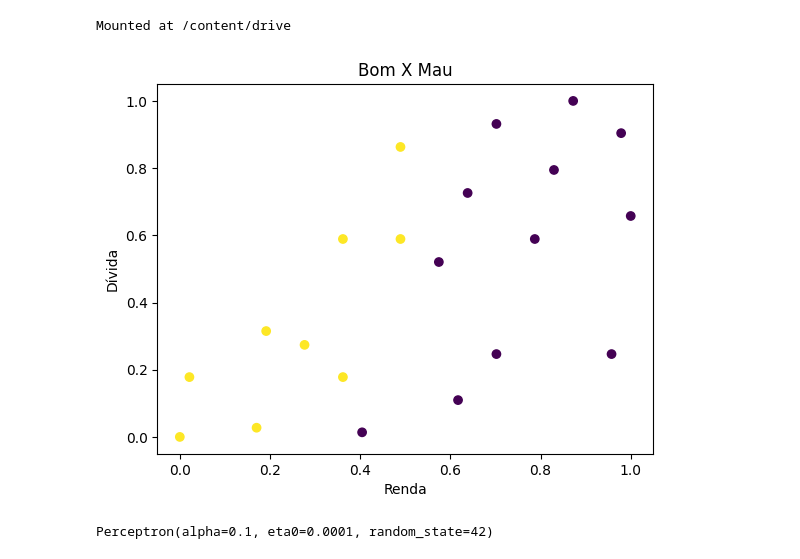
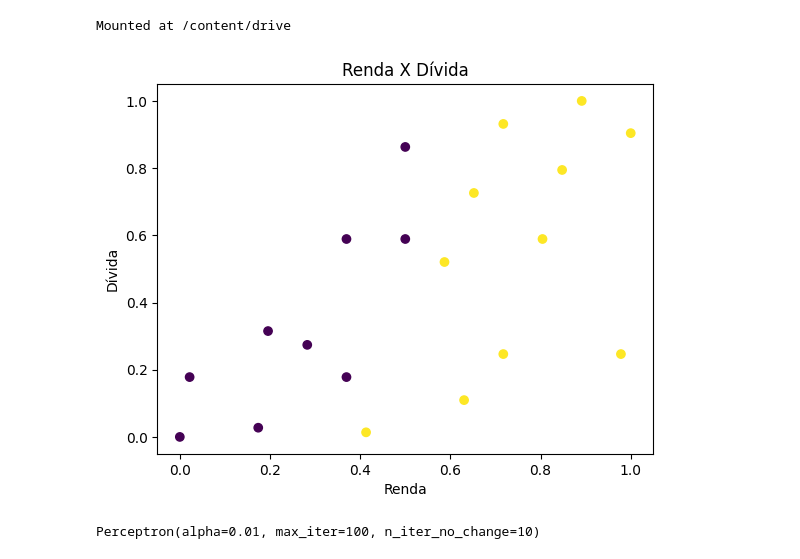
Before and after one commit to roner-rodrigues/AI-ML, a Jupyter notebook: Perceptron_Sklearn_Bancario_dataset.ipynb, the cells around one changed output. Saved outputs shown, nothing was run; the diff lists cells and outputs as text; code cells hidden in the pictures.

```diff
--- a/Perceptron_Sklearn_Bancario_dataset.ipynb
+++ b/Perceptron_Sklearn_Bancario_dataset.ipynb
@@ -21,13 +21,13 @@ Mounted at /content/drive
 df = pd.read_csv("/content/drive/MyDrive/RNA_Datasets/bancario.csv")
 
 # separando a coluna da classe das 100 primeiras amostras do dataset
-y = df.iloc[0:100, 3].values
+y = df.iloc[1:, 3].values
 
 # substituindo o valor string em numérico, baseado no que determina a função de ativação
-y = np.where(y == 'bom', -1, 1)
+y = np.where(y == 'mau', -1, 1)
 
 # separando as colunas com as variáveis das 100 primeiras amostras do dataset para determinar os inputs da RNA
-X = df.iloc[0:100, [1,2]].values
+X = df.iloc[1:, [1,2]].values
 
 # print(y.shape)
 # print(X.shape)
@@ -39,10 +44,10 @@ X = scaler.fit_transform(X)
 # %%
 # plotando o gráfico para verificação se as amostras são linearmente separáveis
 plt.scatter(X[:,0],X[:,1],c=y)
-plt.title("Bom X Mau" )
+plt.title("Renda X Dívida")
 plt.xlabel('Renda')
 plt.ylabel('Dívida')
 plt.show()
 # %% [output]
-[figure, old version]
+[figure, new version]
 # %%
@@ -52,10 +57,12 @@ X_train, X_test, y_train, y_test = train_test_split(X, y, test_size=0.20, random
 # print(X_train.shape)
 # print(X_test.shape)
 # %%
-p = Perceptron(random_state=42, eta0=0.0001, alpha=0.1)
-p.fit(X_train, y_train)
+# p = Perceptron(random_state=42, eta0=0.0001, alpha=0.1)
+p = Perceptron(max_iter=100, alpha=0.01, n_iter_no_change=10) # Criação do objeto Perceptron
+
+p.fit(X_train, y_train) # Treinamento do Perceptron
 # %% [output]
-Perceptron(alpha=0.1, eta0=0.0001, random_state=42)
+Perceptron(alpha=0.01, max_iter=100, n_iter_no_change=10)
 # %%
 predictions_train = p.predict(X_train) # validação do conjunto de amostras treinadas
 train_score = accuracy_score(predictions_train, y_train) # avaliação de acurácia da classificação das amostras que foram apresentadas no treinamento
```
Also changed, not shown: parts of 5 cells of this notebook.
